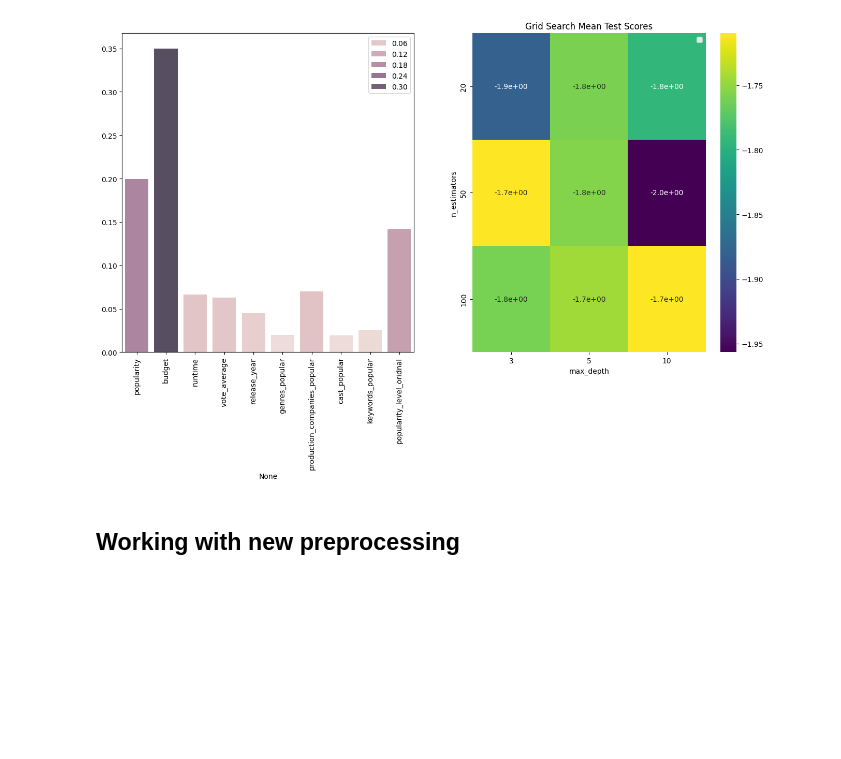
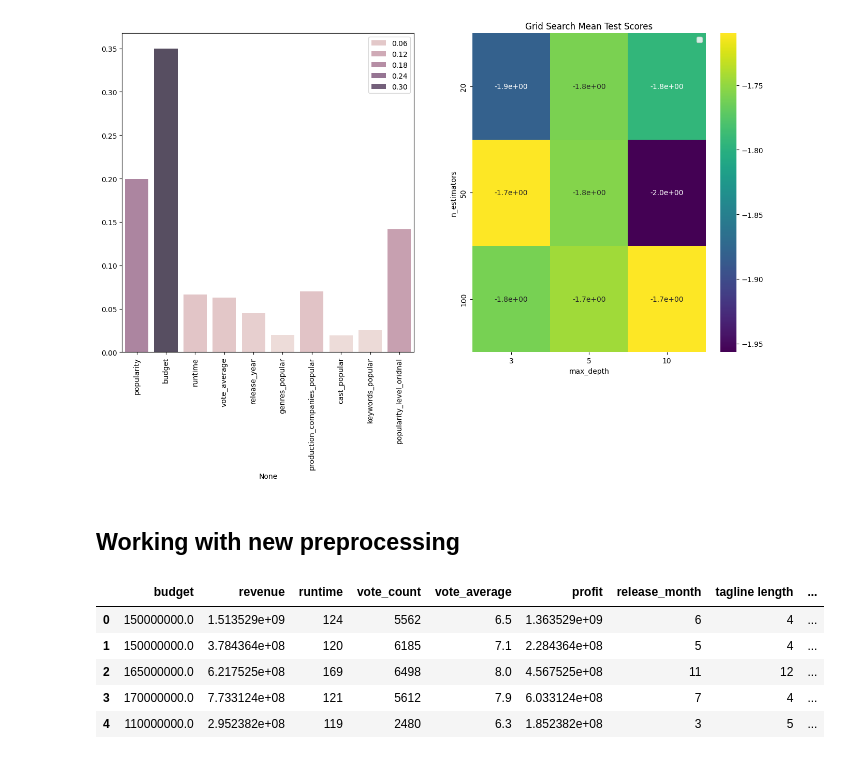
Before and after one commit to guimath/TMDb-Data-Mining, a Jupyter notebook: Tree_based_classification.ipynb, the cells around one changed output. Saved outputs shown, nothing was run; the diff lists cells and outputs as text; code cells hidden in the pictures; blank space fills up the shorter version.

```diff
--- a/Tree_based_classification.ipynb
+++ b/Tree_based_classification.ipynb
@@ -507,3 +509,5 @@ No artists with labels found to put in legend.  Note that artists whose label st
 [figure]
 # %% [markdown]
 ## Working with new preprocessing
+# %%
+dataset=pd.read_csv("processed_dataset.csv")
@@ -509,0 +516,9 @@ No artists with labels found to put in legend.  Note that artists whose label st
+# %%
+dataset.head(5)
+# %% [output]
+|  | budget | revenue | runtime | vote_count | vote_average | profit | release_month | tagline length | ... |
+| 0 | 150000000.0 | 1.513529e+09 | 124 | 5562 | 6.5 | 1.363529e+09 | 6 | 4 | ... |
+| 1 | 150000000.0 | 3.784364e+08 | 120 | 6185 | 7.1 | 2.284364e+08 | 5 | 4 | ... |
+| 2 | 165000000.0 | 6.217525e+08 | 169 | 6498 | 8.0 | 4.567525e+08 | 11 | 12 | ... |
+| 3 | 170000000.0 | 7.733124e+08 | 121 | 5612 | 7.9 | 6.033124e+08 | 7 | 4 | ... |
+| 4 | 110000000.0 | 2.952382e+08 | 119 | 2480 | 6.3 | 1.852382e+08 | 3 | 5 | ... |
```
Also changed, not shown: parts of 8 cells of this notebook, 1 other file.
